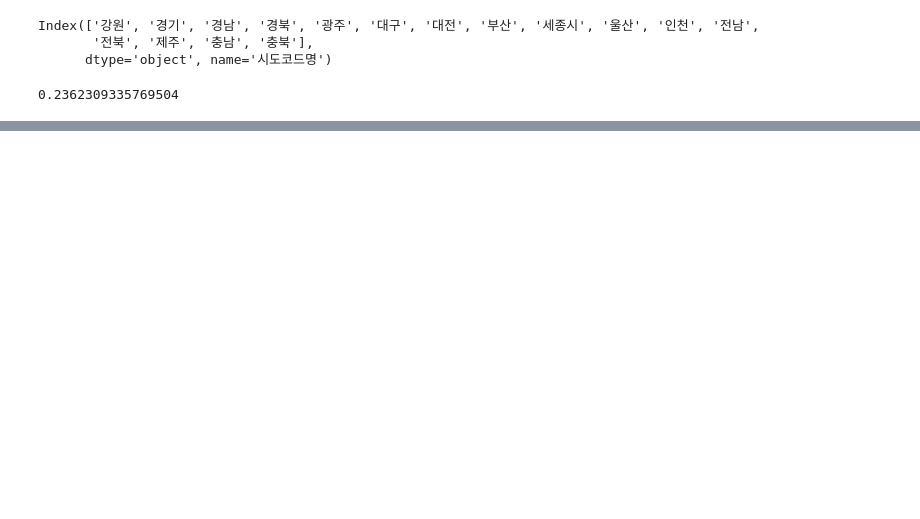
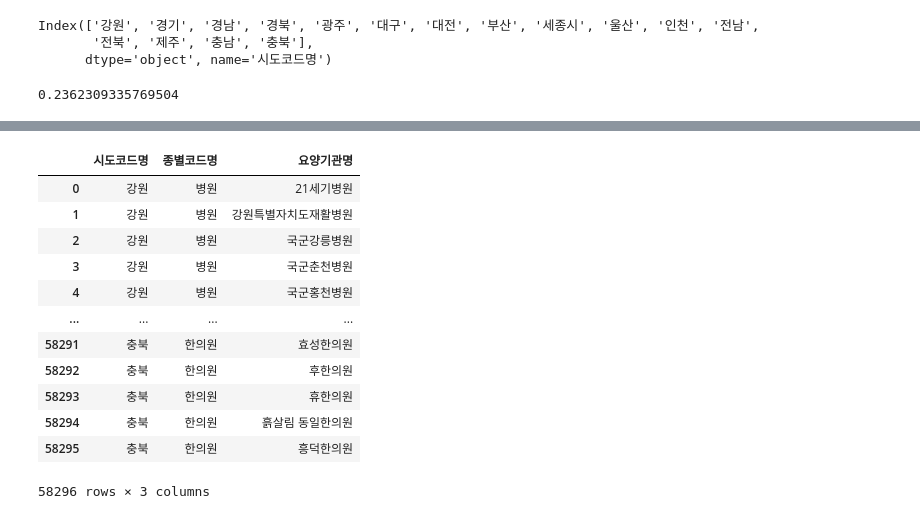
Before and after one commit to crpAsian/works, a Jupyter notebook: medi.ipynb, the cells around one changed output, grey strips where cells are left out. Drawn from its saved outputs; the diff is of its cells as text; code cells hidden in the pictures; blank space fills up the shorter version.

```diff
--- a/medi.ipynb
+++ b/medi.ipynb
@@ -383,0 +392,20 @@ m
+# %%
+geo_cats = medi_nons_df.loc[:, ['시도코드명', '종별코드명', '요양기관명']].sort_values(
+    by=['시도코드명', '종별코드명'], ascending=True)
+geo_cats.reset_index(drop=True, inplace=True)
+
+geo_cats
+# %% [output]
+|  | 시도코드명 | 종별코드명 | 요양기관명 |
+| 0 | 강원 | 병원 | 21세기병원 |
+| 1 | 강원 | 병원 | 강원특별자치도재활병원 |
+| 2 | 강원 | 병원 | 국군강릉병원 |
+| 3 | 강원 | 병원 | 국군춘천병원 |
+| 4 | 강원 | 병원 | 국군홍천병원 |
+| ... | ... | ... | ... |
+| 58291 | 충북 | 한의원 | 효성한의원 |
+| 58292 | 충북 | 한의원 | 후한의원 |
+| 58293 | 충북 | 한의원 | 휴한의원 |
+| 58294 | 충북 | 한의원 | 흙살림 동일한의원 |
+| 58295 | 충북 | 한의원 | 흥덕한의원 |
+58296 rows × 3 columns
```
Also changed, not shown: parts of 11 cells of this notebook.
